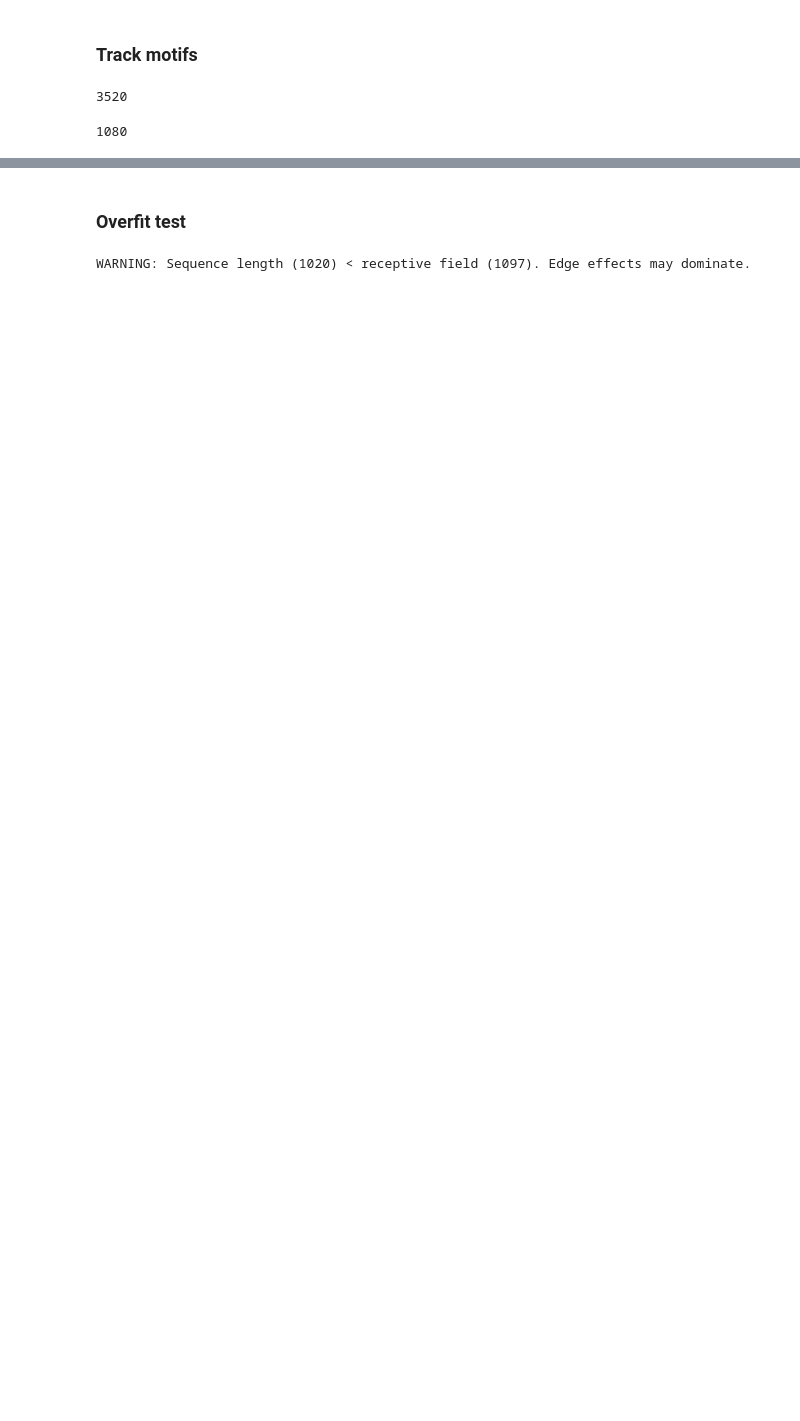
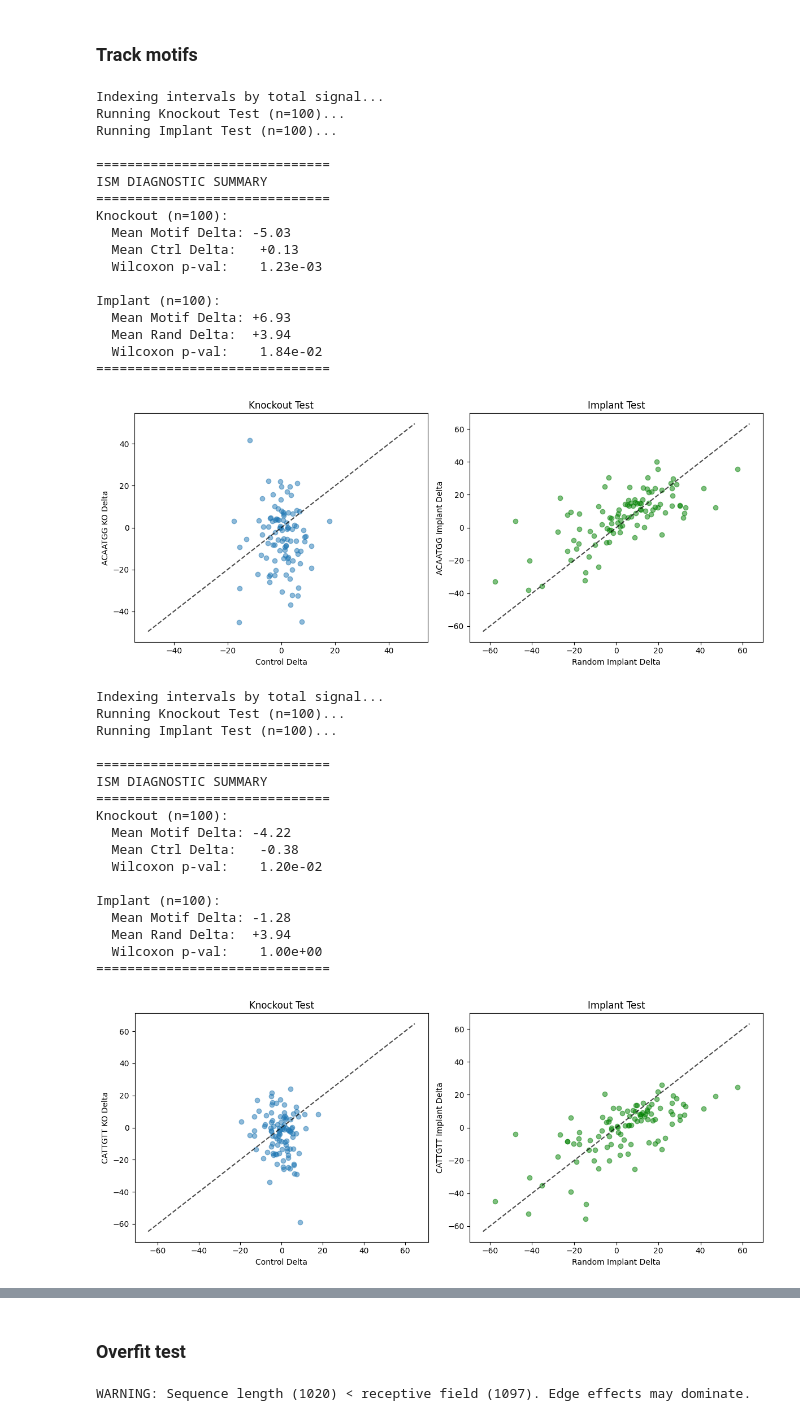
Before and after one commit to alw399/FACT, a Jupyter notebook: notebooks/train_seq.ipynb, the cells around one changed output, grey strips where cells are left out. Saved outputs shown, nothing was run; the diff lists cells and outputs as text; code cells hidden in the pictures; blank space fills up the shorter version.

Commit message:
filter bad preds in motif tracking

```diff
--- a/notebooks/train_seq.ipynb
+++ b/notebooks/train_seq.ipynb
@@ -315,13 +336,51 @@ if torch.backends.mps.is_available():
 
 import warnings
 warnings.filterwarnings("ignore", category=UserWarning, module="captum")
-# %%
-loader = DataLoader(dataset, batch_size=256, num_workers=1, shuffle=False)
-len(loader.dataset)
-# %% [output]
-3520
-# %%
-min_profile = window_left + window_right
-min_profile
-# %% [output]
-1080
+# %%
+from check import run_ism_diagnostic, plot_ism_diagnostic
+%matplotlib inline
+
+motif = "ACAATGG"
+ko_df, imp_df = run_ism_diagnostic(model, dataset, motif_seq=motif, device='mps', n_high=100, n_low=100)
+fig = plot_ism_diagnostic(ko_df, imp_df, motif_name=motif)
+
+motif = "CATTGTT"
+ko_df, imp_df = run_ism_diagnostic(model, dataset, motif_seq=motif, device='mps', n_high=100, n_low=100)
+fig = plot_ism_diagnostic(ko_df, imp_df, motif_name=motif)
+# %% [output]
+Indexing intervals by total signal...
+Running Knockout Test (n=100)...
+Running Implant Test (n=100)...
+
+==============================
+ISM DIAGNOSTIC SUMMARY
+==============================
+Knockout (n=100):
+  Mean Motif Delta: -5.03
+  Mean Ctrl Delta:   +0.13
+  Wilcoxon p-val:    1.23e-03
+
+Implant (n=100):
+  Mean Motif Delta: +6.93
+  Mean Rand Delta:  +3.94
+  Wilcoxon p-val:    1.84e-02
+==============================
+[figure, added]
+Indexing intervals by total signal...
+Running Knockout Test (n=100)...
+Running Implant Test (n=100)...
+
+==============================
+ISM DIAGNOSTIC SUMMARY
+==============================
+Knockout (n=100):
+  Mean Motif Delta: -4.22
+  Mean Ctrl Delta:   -0.38
+  Wilcoxon p-val:    1.20e-02
+
+Implant (n=100):
+  Mean Motif Delta: -1.28
+  Mean Rand Delta:  +3.94
+  Wilcoxon p-val:    1.00e+00
+==============================
+[figure, added]
```
Also changed, not shown: parts of 19 cells of this notebook, 11 other files.
